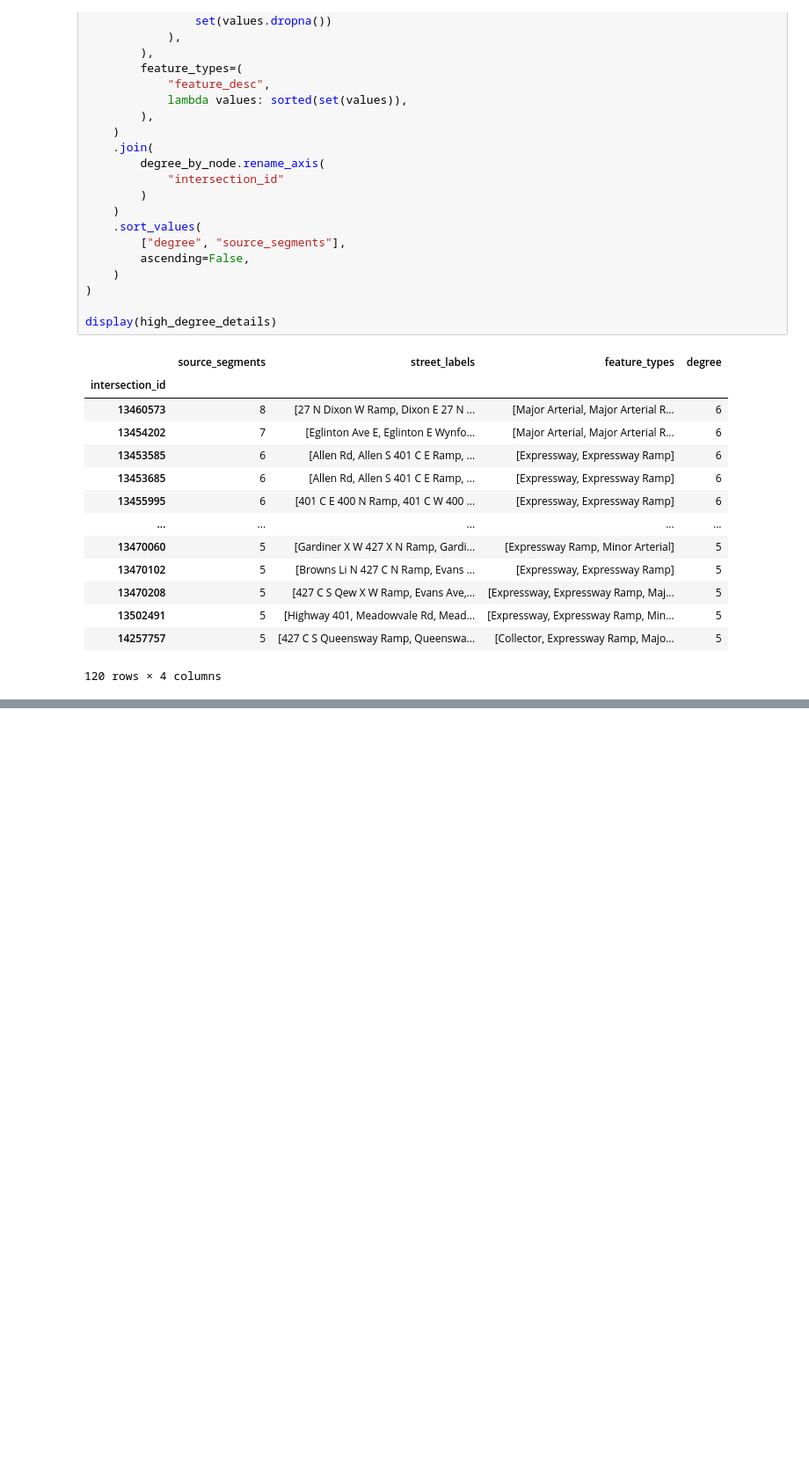
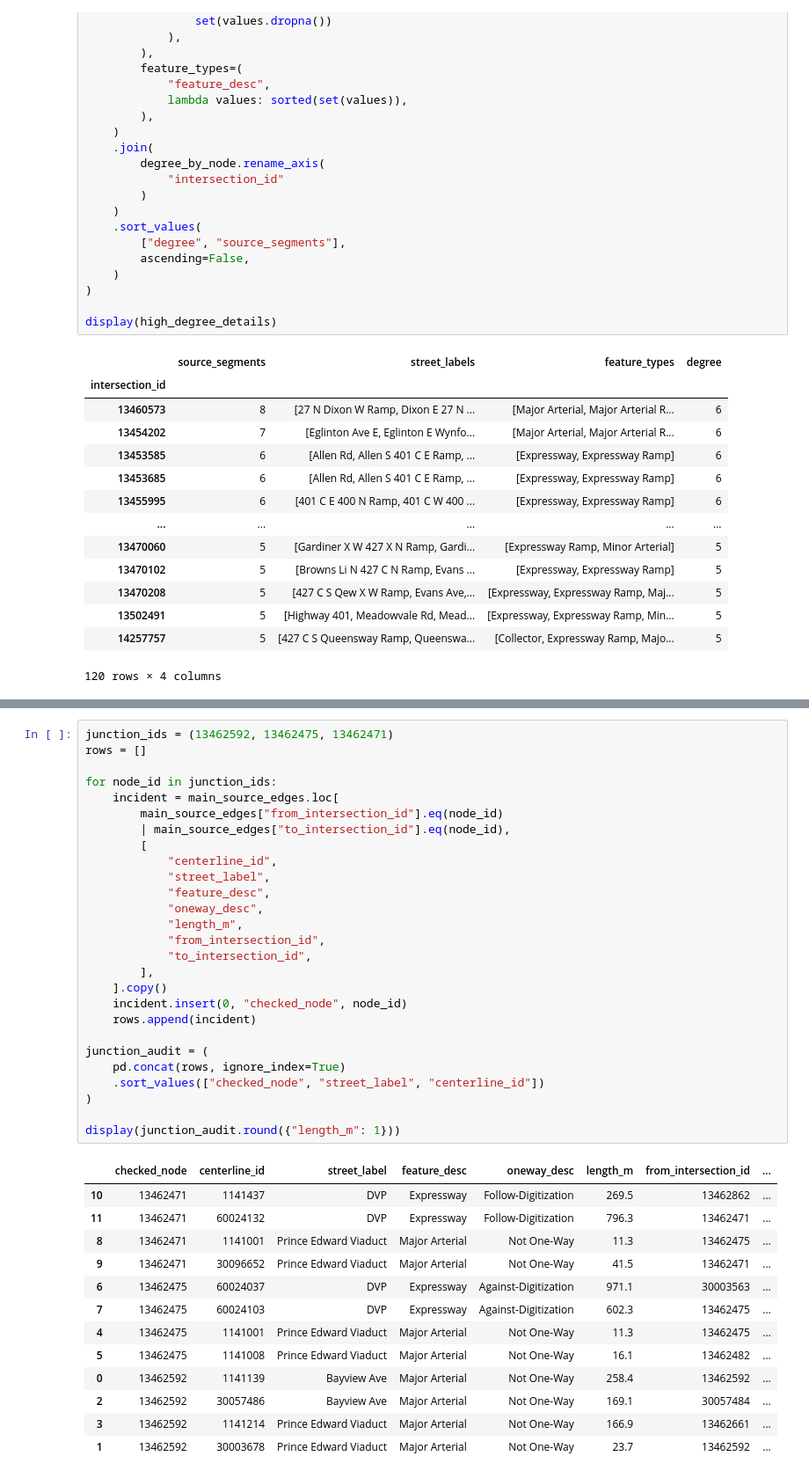
Before and after one commit to KVishal1012/toronto_network_analysis, a Jupyter notebook: notebooks/02_network_graph.ipynb, the cells around one changed output, grey strips where cells are left out. Shown at 88% size. Drawn from its saved outputs; the diff is of its cells as text; blank space fills up the shorter version.

```diff
--- a/notebooks/02_network_graph.ipynb
+++ b/notebooks/02_network_graph.ipynb
@@ -1036,0 +1385,41 @@ display(top_betweenness)
+# %%
+junction_ids = (13462592, 13462475, 13462471)
+rows = []
+
+for node_id in junction_ids:
+    incident = main_source_edges.loc[
+        main_source_edges["from_intersection_id"].eq(node_id)
+        | main_source_edges["to_intersection_id"].eq(node_id),
+        [
+            "centerline_id",
+            "street_label",
+            "feature_desc",
+            "oneway_desc",
+            "length_m",
+            "from_intersection_id",
+            "to_intersection_id",
+        ],
+    ].copy()
+    incident.insert(0, "checked_node", node_id)
+    rows.append(incident)
+
+junction_audit = (
+    pd.concat(rows, ignore_index=True)
+    .sort_values(["checked_node", "street_label", "centerline_id"])
+)
+
+display(junction_audit.round({"length_m": 1}))
+# %% [output]
+|  | checked_node | centerline_id | street_label | feature_desc | oneway_desc | length_m | from_intersection_id | ... |
+| 10 | 13462471 | 1141437 | DVP | Expressway | Follow-Digitization | 269.5 | 13462862 | ... |
+| 11 | 13462471 | 60024132 | DVP | Expressway | Follow-Digitization | 796.3 | 13462471 | ... |
+| 8 | 13462471 | 1141001 | Prince Edward Viaduct | Major Arterial | Not One-Way | 11.3 | 13462475 | ... |
+| 9 | 13462471 | 30096652 | Prince Edward Viaduct | Major Arterial | Not One-Way | 41.5 | 13462471 | ... |
+| 6 | 13462475 | 60024037 | DVP | Expressway | Against-Digitization | 971.1 | 30003563 | ... |
+| 7 | 13462475 | 60024103 | DVP | Expressway | Against-Digitization | 602.3 | 13462475 | ... |
+| 4 | 13462475 | 1141001 | Prince Edward Viaduct | Major Arterial | Not One-Way | 11.3 | 13462475 | ... |
+| 5 | 13462475 | 1141008 | Prince Edward Viaduct | Major Arterial | Not One-Way | 16.1 | 13462482 | ... |
+| 0 | 13462592 | 1141139 | Bayview Ave | Major Arterial | Not One-Way | 258.4 | 13462592 | ... |
+| 2 | 13462592 | 30057486 | Bayview Ave | Major Arterial | Not One-Way | 169.1 | 30057484 | ... |
+| 3 | 13462592 | 1141214 | Prince Edward Viaduct | Major Arterial | Not One-Way | 166.9 | 13462661 | ... |
+| 1 | 13462592 | 30003678 | Prince Edward Viaduct | Major Arterial | Not One-Way | 23.7 | 13462592 | ... |
```
Also changed, not shown: parts of 22 cells of this notebook, 1 other file.
